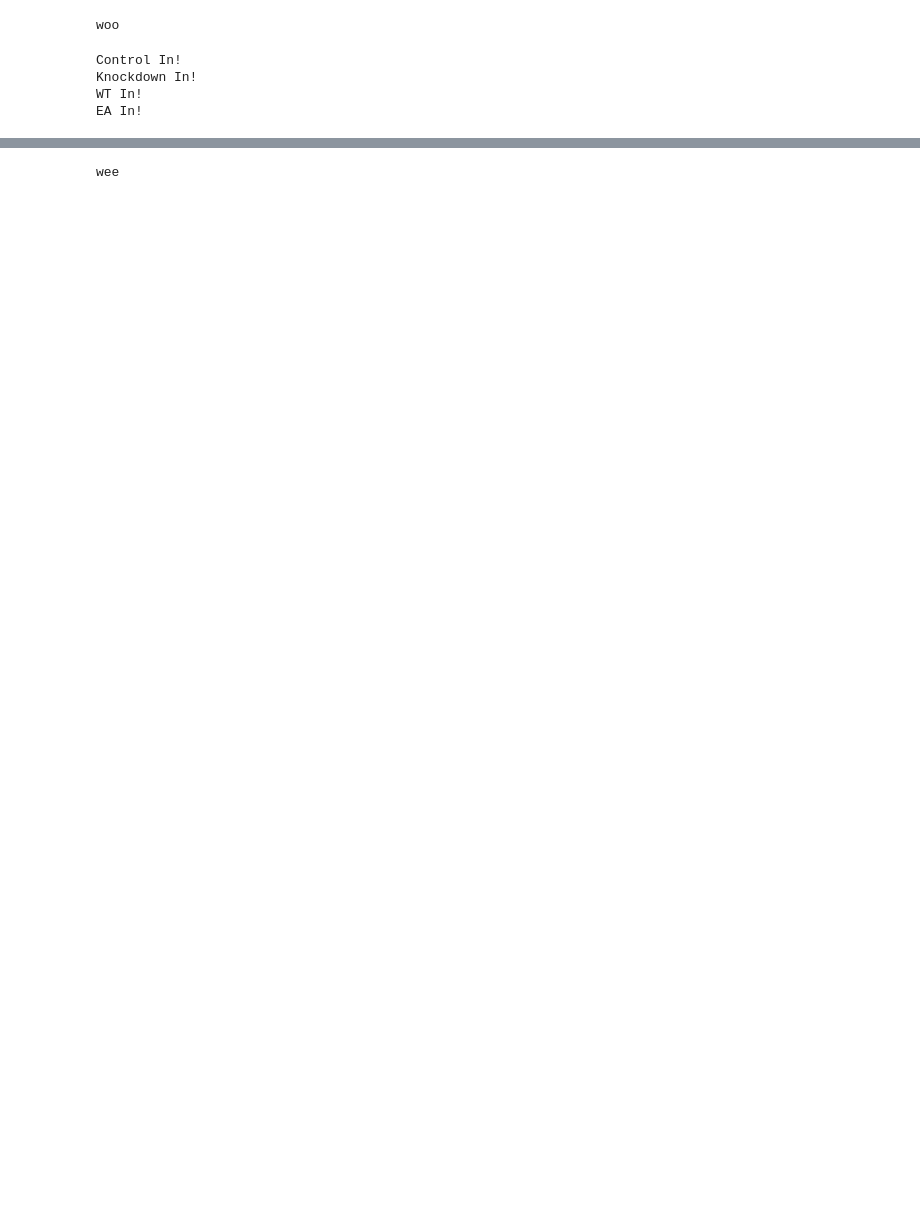
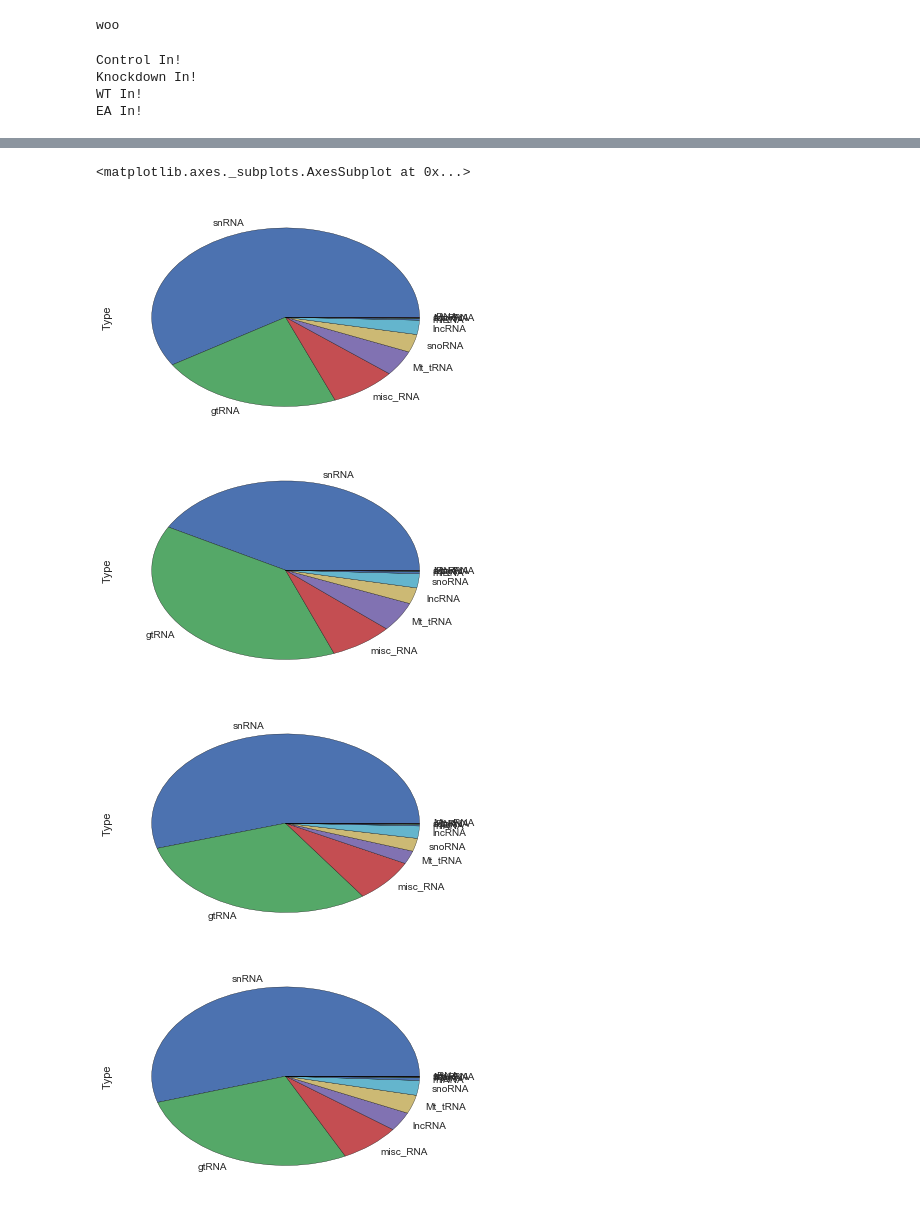
Before and after one commit to TimNicholsonShaw/AnOThER-Seq, a Jupyter notebook: notebooks/nocturnin.ipynb, the cells around one changed output, grey strips where cells are left out. Cells and saved outputs as stored; diff of their text form; code cells hidden in the pictures; blank space fills up the shorter version.

```diff
--- a/notebooks/nocturnin.ipynb
+++ b/notebooks/nocturnin.ipynb
@@ -19,7 +20,7 @@ woo
 #read tail files into a pd dataframe
 import imp
 imp.reload(tools)
-folderLoc = "C:\\Users\\tlsha\\Dropbox\\NoctData\\"
+folderLoc = "/Users/Lykke-AndersenLab/Dropbox/NoctData/"
 controlName = "siLuc.tails"
 KDname = "siNoct.tails"
 WTname = "NoctWT.tails"
@@ -39,8 +40,8 @@ Knockdown In!
 WT In!
 EA In!
 # %%
-minTail = -10
-maxTail = 10
+minTail = -5
+maxTail = 5
 filtControl = control[(control['3Loc']+control['TailLength'])>=minTail]
 filtControl = filtControl[(filtControl['3Loc']+filtControl['TailLength'])<=maxTail]
 filtControl['Source'] = 'siLuc'
@@ -93,4 +89,0 @@ plt.legend(bbox_to_anchor=(1,1), loc =2)
-# %%
-print('wee')
-# %% [output]
-wee
@@ -98,0 +117,17 @@ sns.pointplot?
+# %%
+#Find a better way to represent this data
+
+plt.subplots()
+filtControl['Type'].value_counts().plot(kind='pie')
+plt.subplots()
+filtKD['Type'].value_counts().plot(kind='pie')
+plt.subplots()
+filtWT['Type'].value_counts().plot(kind='pie')
+plt.subplots()
+filtEA['Type'].value_counts().plot(kind='pie')
+# %% [output]
+<matplotlib.axes._subplots.AxesSubplot at 0x...>
+[figure, added]
+[figure, added]
+[figure, added]
+[figure, added]
```
Also changed, not shown: parts of 11 cells of this notebook, 1 other file.
